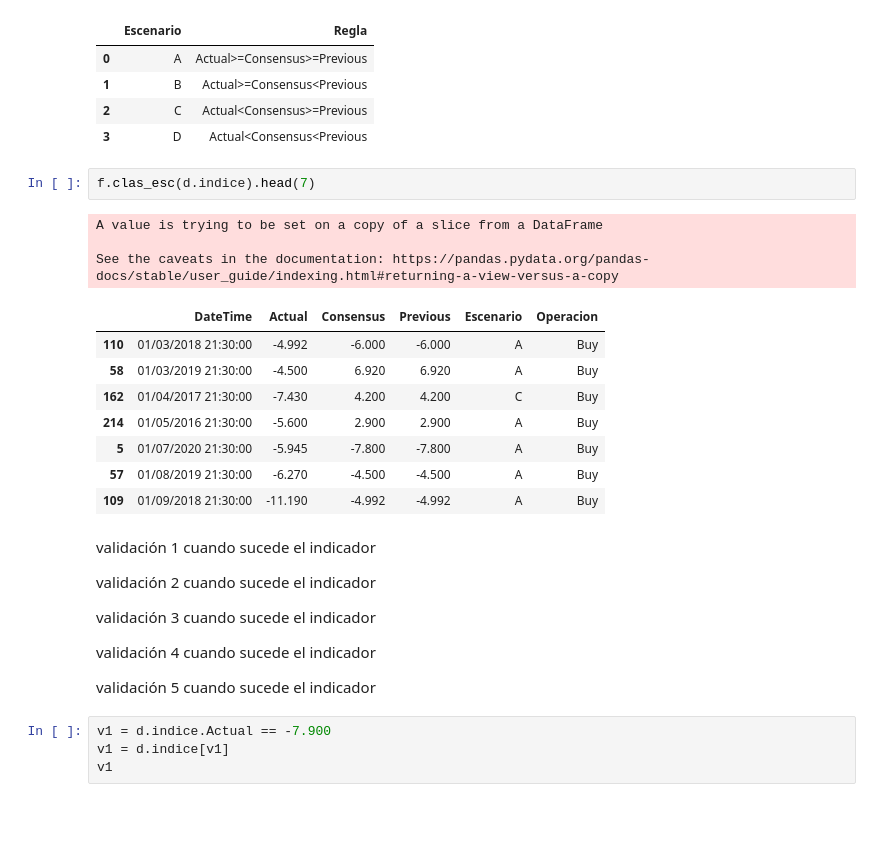
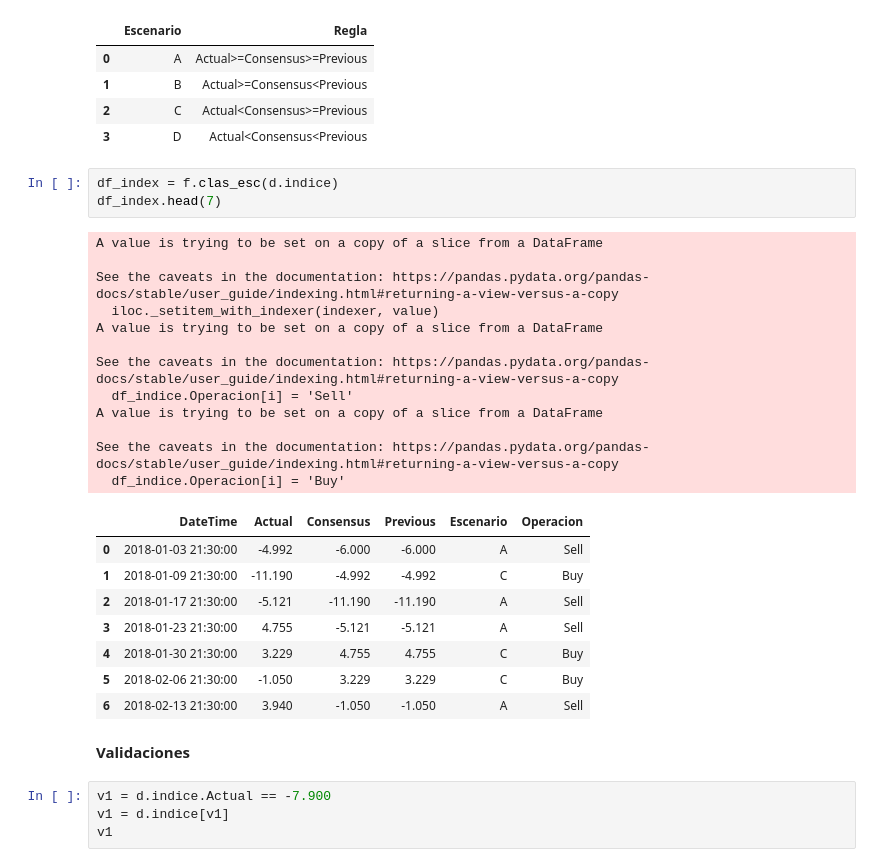
Before and after one commit to ariadnagalindom/myst_proyecto_1, a Jupyter notebook: notebook.ipynb, the cells around one changed output. Saved outputs shown, nothing was run; the diff lists cells and outputs as text; blank space fills up the shorter version.

```diff
--- a/notebook.ipynb
+++ b/notebook.ipynb
@@ -146,33 +154,31 @@ m.escenarios
 | 2 | C | Actual<Consensus>=Previous |
 | 3 | D | Actual<Consensus<Previous |
 # %%
-f.clas_esc(d.indice).head(7)
+df_index = f.clas_esc(d.indice)
+df_index.head(7)
 # %% [output]
 A value is trying to be set on a copy of a slice from a DataFrame
 
 See the caveats in the documentation: https://pandas.pydata.org/pandas-docs/stable/user_guide/indexing.html#returning-a-view-versus-a-copy
+  iloc._setitem_with_indexer(indexer, value)
+A value is trying to be set on a copy of a slice from a DataFrame
+
+See the caveats in the documentation: https://pandas.pydata.org/pandas-docs/stable/user_guide/indexing.html#returning-a-view-versus-a-copy
+  df_indice.Operacion[i] = 'Sell'
+A value is trying to be set on a copy of a slice from a DataFrame
+
+See the caveats in the documentation: https://pandas.pydata.org/pandas-docs/stable/user_guide/indexing.html#returning-a-view-versus-a-copy
+  df_indice.Operacion[i] = 'Buy'
 |  | DateTime | Actual | Consensus | Previous | Escenario | Operacion |
-| 110 | 01/03/2018 21:30:00 | -4.992 | -6.000 | -6.000 | A | Buy |
-| 58 | 01/03/2019 21:30:00 | -4.500 | 6.920 | 6.920 | A | Buy |
-| 162 | 01/04/2017 21:30:00 | -7.430 | 4.200 | 4.200 | C | Buy |
-| 214 | 01/05/2016 21:30:00 | -5.600 | 2.900 | 2.900 | A | Buy |
-| 5 | 01/07/2020 21:30:00 | -5.945 | -7.800 | -7.800 | A | Buy |
-| 57 | 01/08/2019 21:30:00 | -6.270 | -4.500 | -4.500 | A | Buy |
-| 109 | 01/09/2018 21:30:00 | -11.190 | -4.992 | -4.992 | A | Buy |
+| 0 | 2018-01-03 21:30:00 | -4.992 | -6.000 | -6.000 | A | Sell |
+| 1 | 2018-01-09 21:30:00 | -11.190 | -4.992 | -4.992 | C | Buy |
+| 2 | 2018-01-17 21:30:00 | -5.121 | -11.190 | -11.190 | A | Sell |
+| 3 | 2018-01-23 21:30:00 | 4.755 | -5.121 | -5.121 | A | Sell |
+| 4 | 2018-01-30 21:30:00 | 3.229 | 4.755 | 4.755 | C | Buy |
+| 5 | 2018-02-06 21:30:00 | -1.050 | 3.229 | 3.229 | C | Buy |
+| 6 | 2018-02-13 21:30:00 | 3.940 | -1.050 | -1.050 | A | Sell |
-# %% [markdown]
-validación 1 cuando sucede el indicador
-
-
-validación 2 cuando sucede el indicador
-
-
-validación 3 cuando sucede el indicador
-
-
-validación 4 cuando sucede el indicador
-
-
-validación 5 cuando sucede el indicador
+# %% [markdown]
+**Validaciones**
 # %%
 v1 = d.indice.Actual == -7.900
 v1 = d.indice[v1]
```
Also changed, not shown: parts of 24 cells of this notebook, 5 other files.
